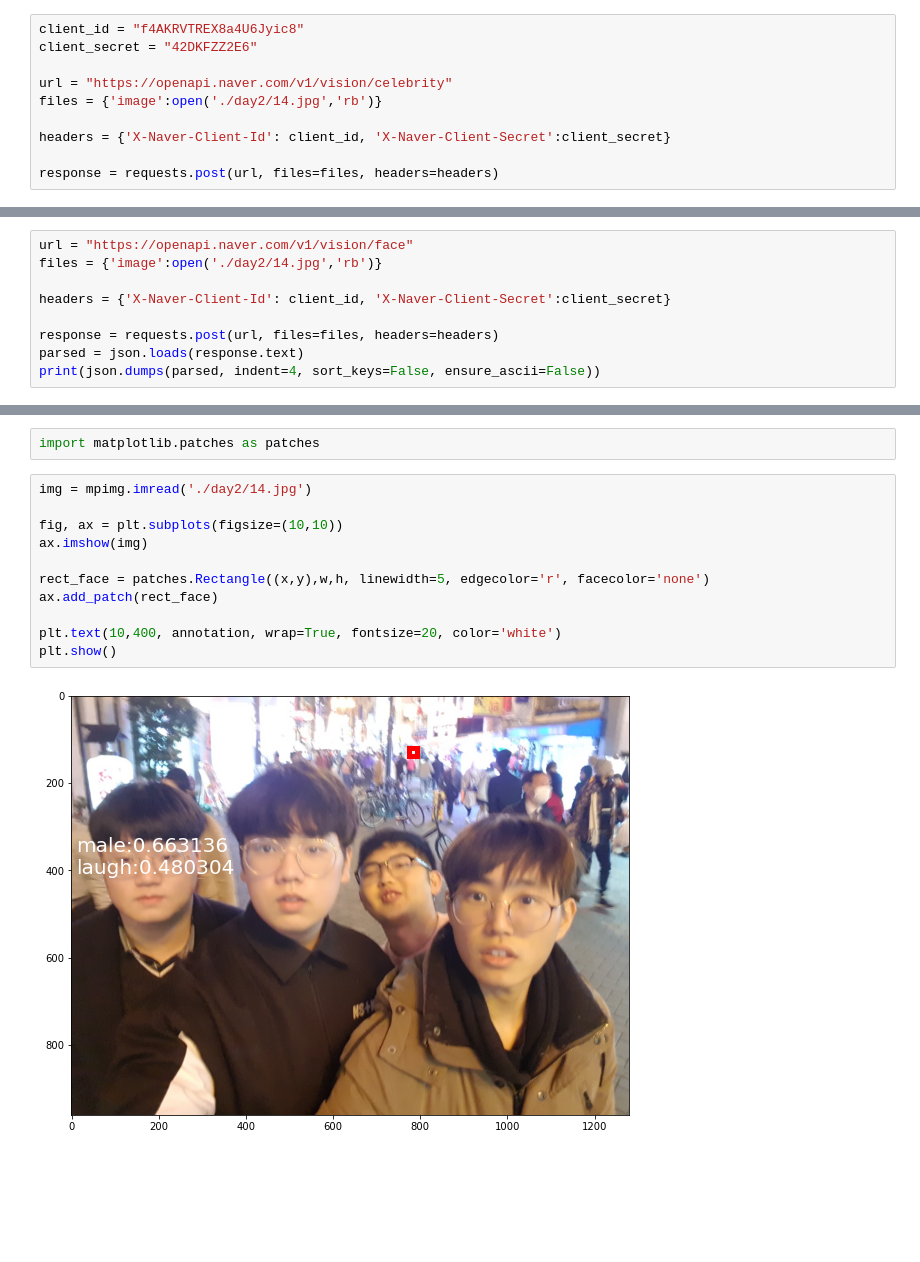
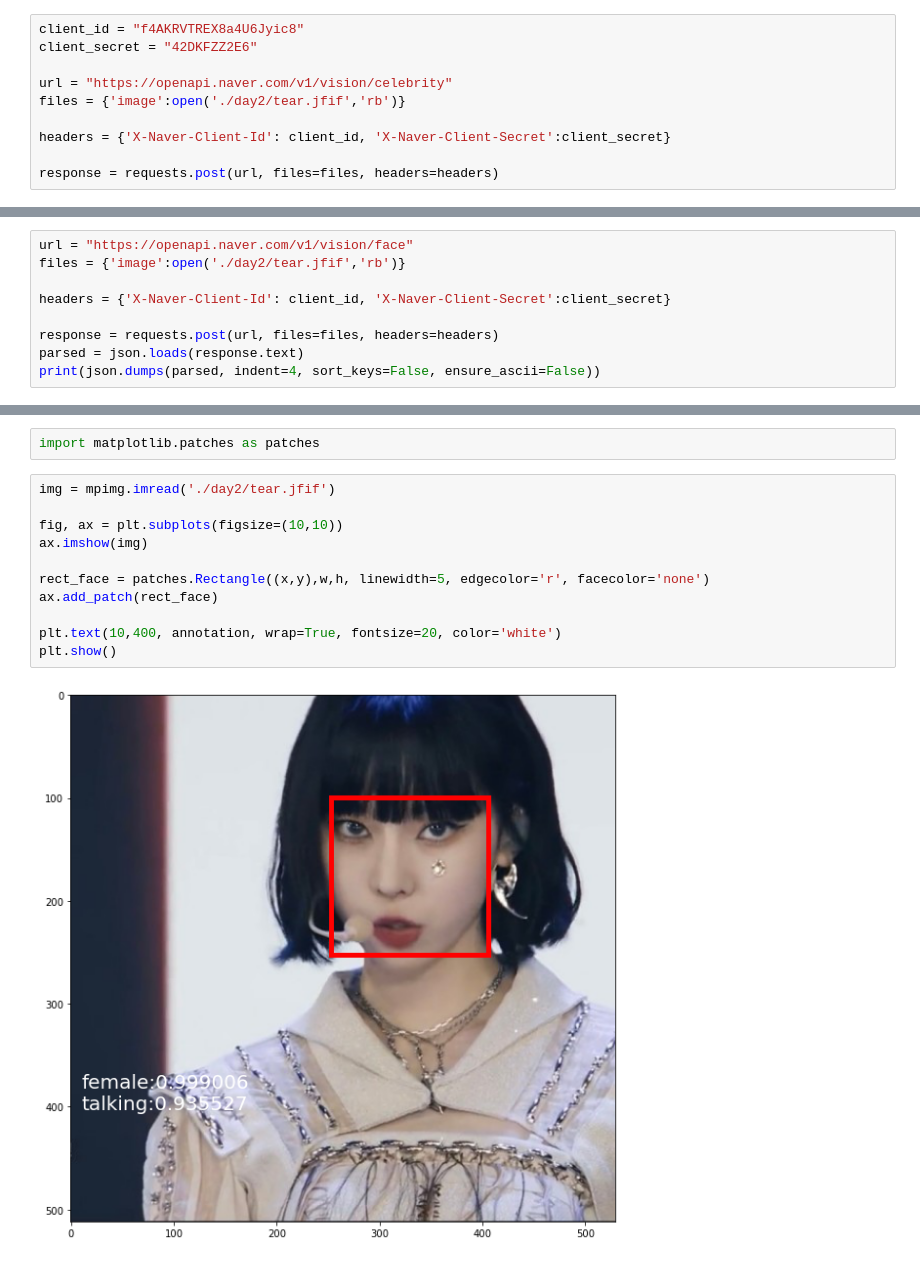
Before and after one commit to dronerobot/pcu_python, a Jupyter notebook: ex003.ipynb, the cells around one changed output, grey strips where cells are left out. Cells and saved outputs as stored; diff of their text form; blank space fills up the shorter version.

```diff
--- a/ex003.ipynb
+++ b/ex003.ipynb
@@ -29,7 +29,7 @@ client_id = "f4AKRVTREX8a4U6Jyic8"
 client_secret = "42DKFZZ2E6"
 
 url = "https://openapi.naver.com/v1/vision/celebrity"
-files = {'image':open('./day2/14.jpg','rb')}
+files = {'image':open('./day2/tear.jfif','rb')}
 
 headers = {'X-Naver-Client-Id': client_id, 'X-Naver-Client-Secret':client_secret}
 
@@ -59,7 +59,7 @@ print(json.dumps(parsed, indent=4, sort_keys=False, ensure_ascii=False))
 }
 # %%
 url = "https://openapi.naver.com/v1/vision/face"
-files = {'image':open('./day2/14.jpg','rb')}
+files = {'image':open('./day2/tear.jfif','rb')}
 
 headers = {'X-Naver-Client-Id': client_id, 'X-Naver-Client-Secret':client_secret}
 
@@ -149,16 +142,16 @@ annotation = gender+':'+str(confidence)+'\n'+emotion+':'+str(emotion_confidence)
 # %%
 import matplotlib.patches as patches
 # %%
-img = mpimg.imread('./day2/14.jpg')
+img = mpimg.imread('./day2/tear.jfif')
 
 fig, ax = plt.subplots(figsize=(10,10))
 ax.imshow(img)
 
 rect_face = patches.Rectangle((x,y),w,h, linewidth=5, edgecolor='r', facecolor='none')
 ax.add_patch(rect_face)
 
 plt.text(10,400, annotation, wrap=True, fontsize=20, color='white')
 plt.show()
 # %% [output]
-[figure, old version]
+[figure, new version]
 # %%
```
Also changed, not shown: parts of 11 cells of this notebook.
